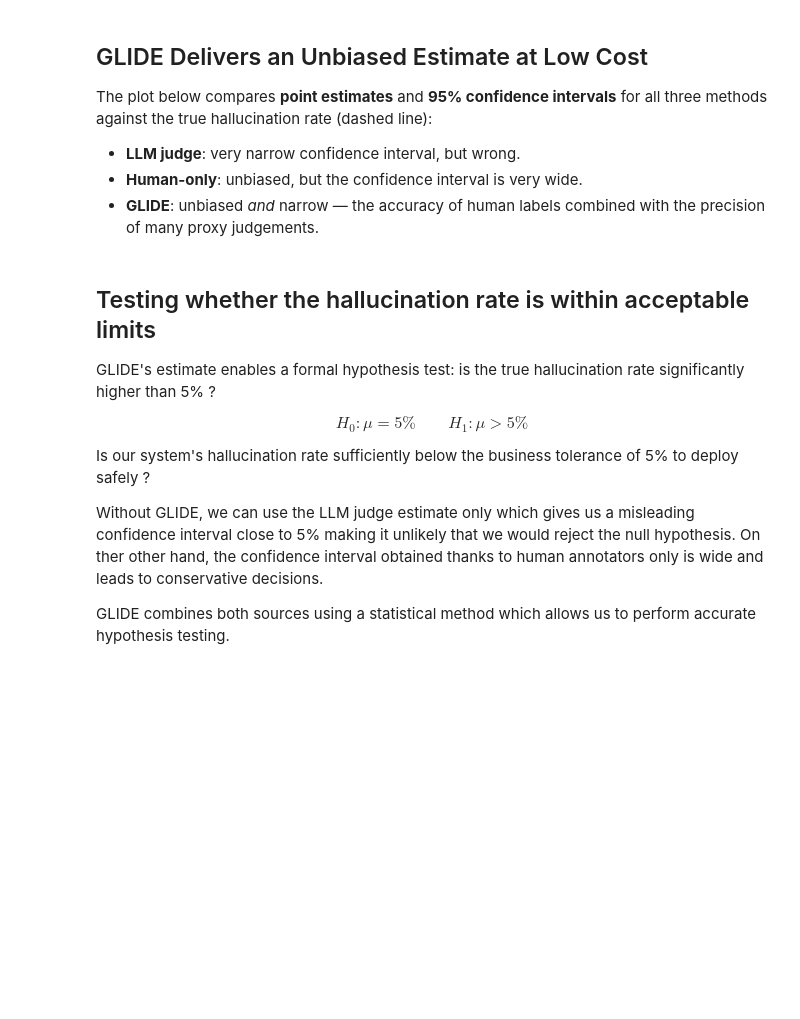
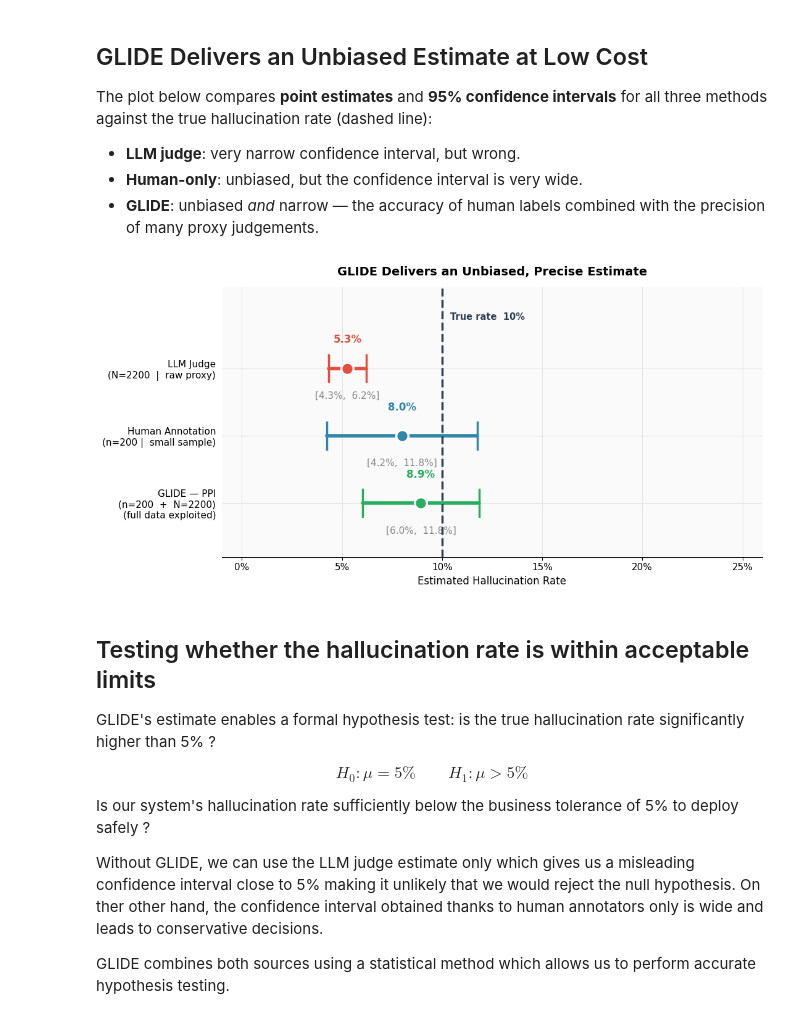
Before and after one commit to EmertonData/glide, a Jupyter notebook: docs/examples/why_use_glide.ipynb, the cells around one changed output. Cells and saved outputs as stored; diff of their text form; code cells hidden in the pictures; blank space fills up the shorter version.

```diff
--- a/docs/examples/why_use_glide.ipynb
+++ b/docs/examples/why_use_glide.ipynb
@@ -130,3 +126,19 @@ human_se   = np.std(true_vals, ddof=1) / np.sqrt(len(true_vals))
+# %%
+# Option A: LLM judge — average proxy labels over all 1,000 conversations
+proxy_values_estimation_result = ClassicalMeanEstimator().estimate(dataset=dataset,
+                                                            y_field="y_proxy")
+judge_mean = proxy_values_estimation_result.mean
+judge_se   = proxy_values_estimation_result.std
+judge_lower_bound   = proxy_values_estimation_result.confidence_interval.lower_bound
+judge_upper_bound   = proxy_values_estimation_result.confidence_interval.upper_bound
+
+# Option B: human labels only — average over 100 annotated conversations
+true_values_estimation_result = ClassicalMeanEstimator().estimate(dataset=dataset,
+                                                            y_field="y_true")
+human_mean = true_values_estimation_result.mean
+human_se   = true_values_estimation_result.std
+human_lower_bound   = true_values_estimation_result.confidence_interval.lower_bound
+human_upper_bound   = true_values_estimation_result.confidence_interval.upper_bound
 # %%
 sep = '-' * 62
 print(sep)
@@ -223,7 +245,7 @@ $$\text{SE}_{\text{PPI}} = \underbrace{\sqrt{\frac{\text{Var}(y_{\text{true}} -
 # %%
 estimator = PPIMeanEstimator()
 
-result = estimator.estimate(
+ppi_result = estimator.estimate(
     dataset,
     y_true_field='y_true',
     y_proxy_field='y_proxy',
@@ -231,4 +253,4 @@ result = estimator.estimate(
     confidence_level=0.95,
 )
 
-print(result.summary())
+print(ppi_result.summary())
@@ -271,24 +314,24 @@ TRUE_RATE = 0.10
 
 estimates = [
     (
-        f'LLM Judge\n(N={result.n_proxy}  |  raw proxy)',
+        f'LLM Judge\n(N={ppi_result.n_proxy}  |  raw proxy)',
         judge_mean,
-        judge_mean - z95 * judge_se,
-        judge_mean + z95 * judge_se,
+        judge_lower_bound,
+        judge_upper_bound,
         C_JUDGE,
     ),
     (
-        f'Human Annotation\n(n={result.n_true} |  small sample)',
+        f'Human Annotation\n(n={ppi_result.n_true} |  small sample)',
         human_mean,
-        human_mean - z95 * human_se,
-        human_mean + z95 * human_se,
+        human_lower_bound,
+        human_upper_bound,
         C_HUMAN,
     ),
     (
-        f'GLIDE — PPI\n(n={result.n_true}  +  N={result.n_proxy})\n(full data exploited)',
-        result.result.mean,
-        result.result.lower_bound,
-        result.result.upper_bound,
+        f'GLIDE — PPI\n(n={ppi_result.n_true}  +  N={ppi_result.n_proxy})\n(full data exploited)',
+        ppi_result.mean,
+        ppi_result.confidence_interval.lower_bound,
+        ppi_result.confidence_interval.upper_bound,
         C_GLIDE,
     ),
 ]
@@ -306,33 +349,35 @@ for y, (label, mean, lo, hi, color) in zip(y_pos, estimates):
                 color=color, linewidth=2.5, zorder=3)
     # Point estimate
     ax.scatter(mean, y, s=200, color=color, zorder=5,
                edgecolors='white', linewidths=2.5)
     # Value label above
     ax.text(mean, y + 0.34, f'{mean:.1%}',
             ha='center', va='bottom', fontsize=12,
             color=color, fontweight='bold')
     # Confidence interval bounds below
     ax.text(mean, y - 0.34, f'[{lo:.1%},  {hi:.1%}]',
             ha='center', va='top', fontsize=11, color='#888888')
 
 # True value
 ax.axvline(TRUE_RATE, color=C_TRUTH,
            linestyle='--', linewidth=2.5, zorder=4)
 ax.text(TRUE_RATE + 0.004, 2.72, 'True rate  10%',
         color=C_TRUTH, fontsize=10.5, fontweight='bold')
 
 ax.set_yticks(y_pos)
 ax.set_yticklabels([e[0] for e in estimates], fontsize=11)
 ax.xaxis.set_major_formatter(plt.FuncFormatter(lambda v, _: f'{v:.0%}'))
 ax.set_xlabel('Estimated Hallucination Rate', fontsize=12)
 ax.set_title('GLIDE Delivers an Unbiased, Precise Estimate',
              fontsize=14, fontweight='bold')
 ax.set_xlim(-0.01, 0.26)
 ax.set_ylim(-0.8, 3.2)
 ax.spines[['top', 'right', 'left']].set_visible(False)
 ax.tick_params(left=False)
 plt.tight_layout()
 plt.show()
+# %% [output]
+[figure, added]
 # %% [markdown]
 ## Testing whether the hallucination rate is within acceptable limits
 
```
Also changed, not shown: parts of 9 cells of this notebook, 14 other files.
